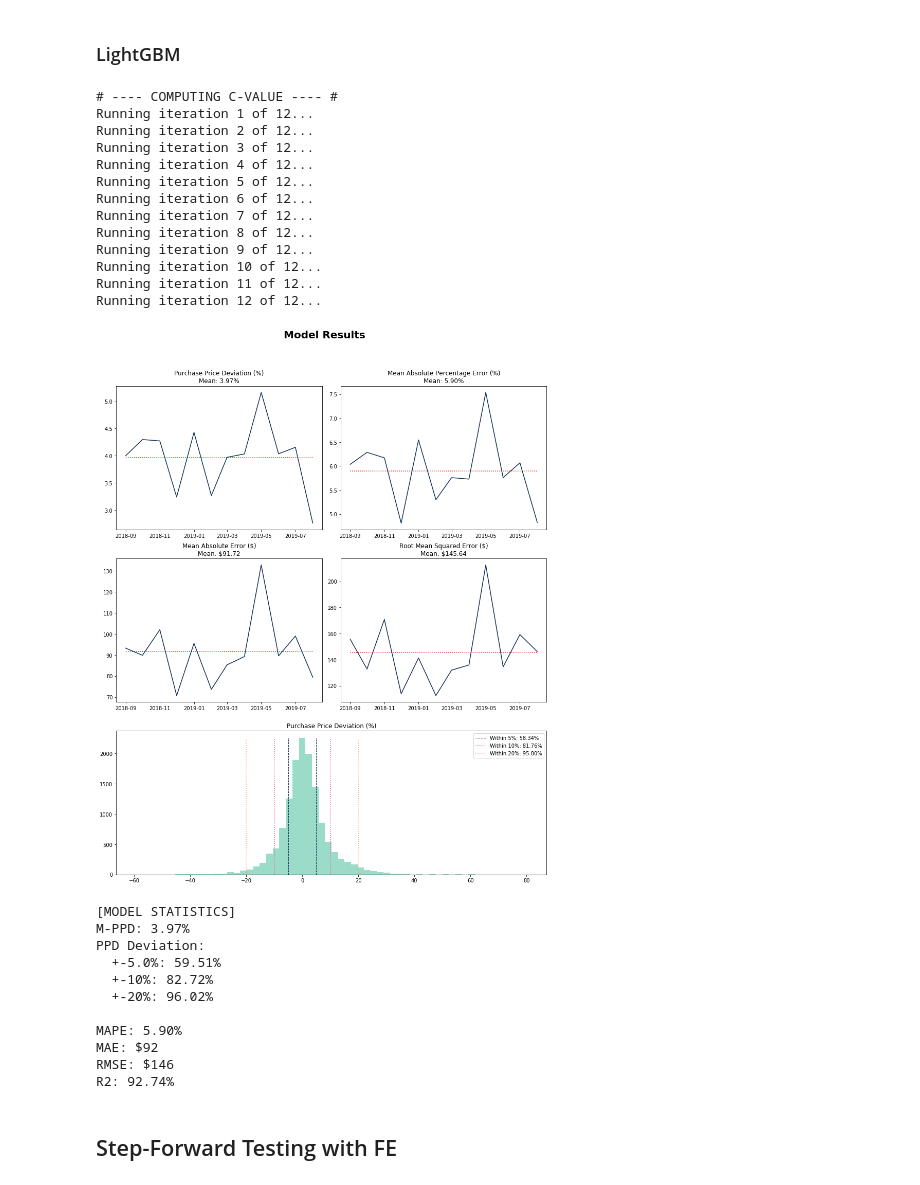
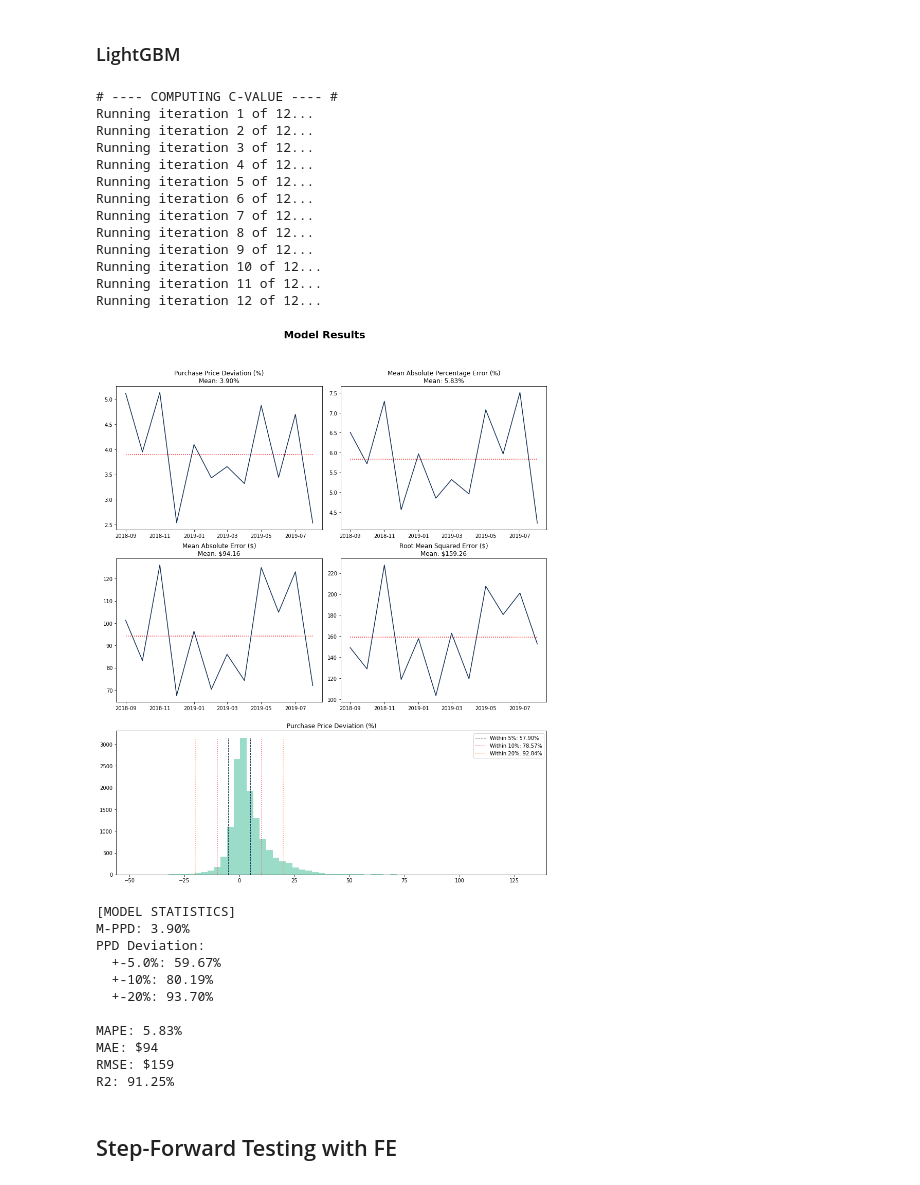
Before and after one commit to chrischow/ml-for-property-valuation, a Jupyter notebook: Notebooks/04-Private Non-Landed.ipynb, the cells around one changed output. Saved outputs shown, nothing was run; the diff lists cells and outputs as text; code cells hidden in the pictures.

```diff
--- a/Notebooks/04-Private Non-Landed.ipynb
+++ b/Notebooks/04-Private Non-Landed.ipynb
@@ -187,34 +187,34 @@ R2: 64.21%
 # %% [markdown]
 ### LightGBM
 # %%
-lg = LGBMRegressor(n_estimators=100000, max_depth=20, random_state=123, n_jobs=4, reg_alpha=0.1, reg_lambda=0.9)
+lg = LGBMRegressor(n_estimators=10000, max_depth=20, random_state=123, n_jobs=4, reg_alpha=0.1, reg_lambda=0.9)
 lg_cv = dns.custom_ts(rgr=lg, X=X_data, y=y_data, timevar='mth', start='2018-09-01', tfidf_cols=['project_name', 'street_name'], stop_words=stop_words, dropout=0.1, ppd=True, random_state=100)
 # %% [output]
 # ---- COMPUTING C-VALUE ---- #
 Running iteration 1 of 12...
 Running iteration 2 of 12...
 Running iteration 3 of 12...
 Running iteration 4 of 12...
 Running iteration 5 of 12...
 Running iteration 6 of 12...
 Running iteration 7 of 12...
 Running iteration 8 of 12...
 Running iteration 9 of 12...
 Running iteration 10 of 12...
 Running iteration 11 of 12...
 Running iteration 12 of 12...
-[figure, old version]
+[figure, new version]
 [MODEL STATISTICS]
-M-PPD: 3.97%
+M-PPD: 3.90%
 PPD Deviation:
-  +-5.0%: 59.51%
-  +-10%: 82.72%
-  +-20%: 96.02%
+  +-5.0%: 59.67%
+  +-10%: 80.19%
+  +-20%: 93.70%
 
-MAPE: 5.90%
-MAE: $92
-RMSE: $146
-R2: 92.74%
+MAPE: 5.83%
+MAE: $94
+RMSE: $159
+R2: 91.25%
 # %% [markdown]
 ## Step-Forward Testing with FE
 # %%
```
Also changed, not shown: parts of 2 cells of this notebook.
